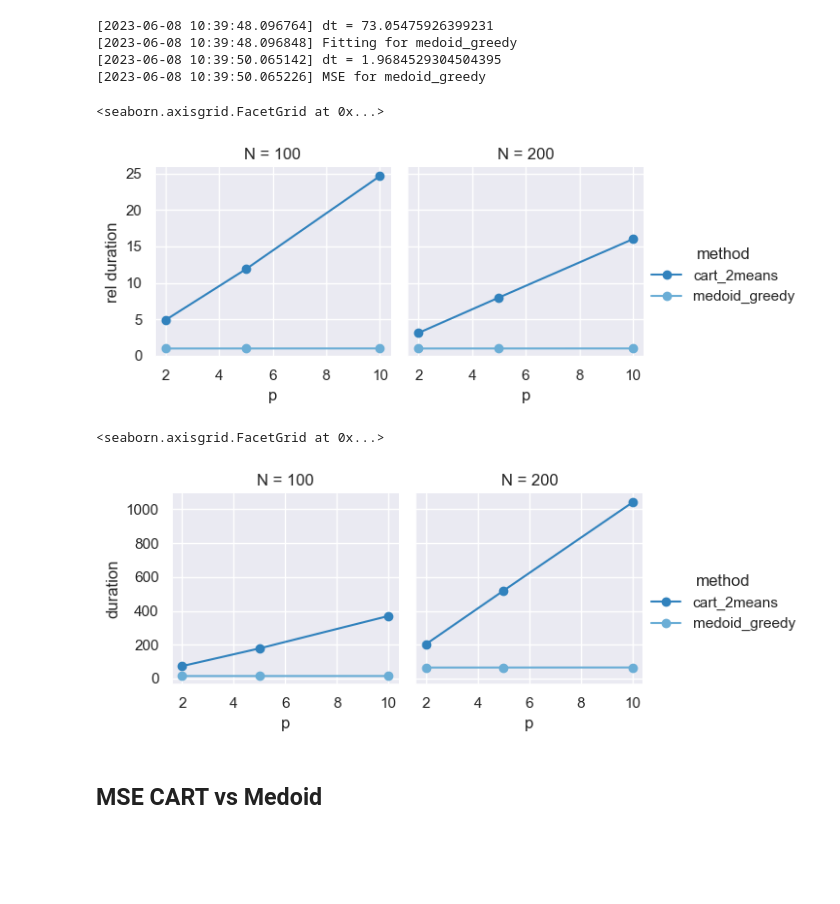
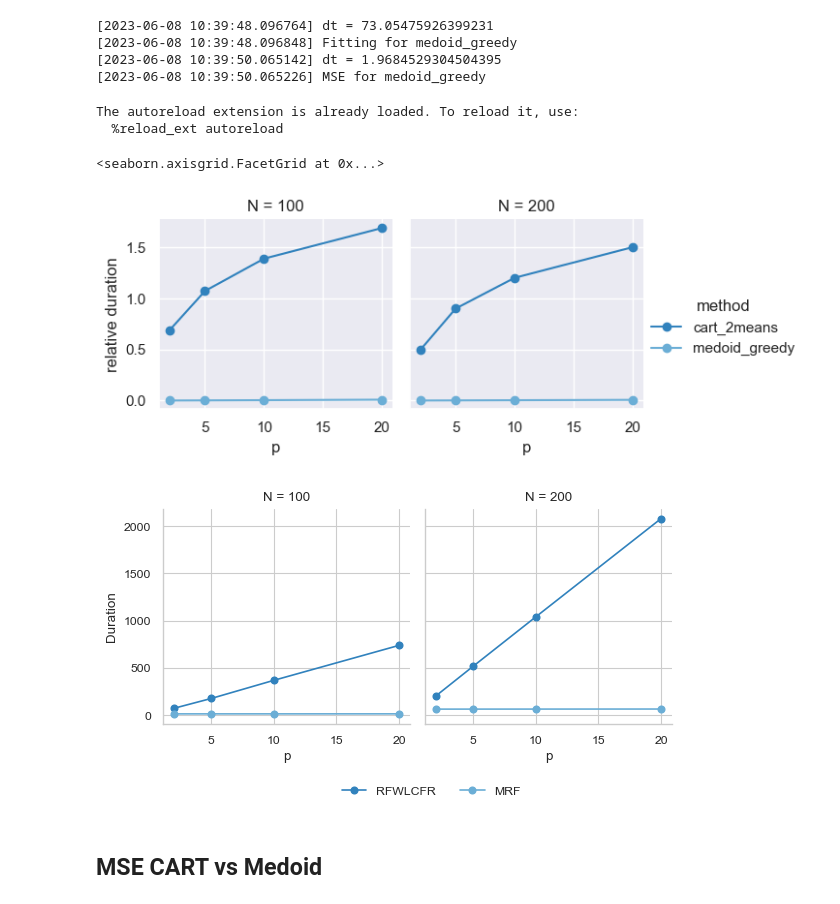
Before and after one commit to matthieubulte/pyfrechet, a Jupyter notebook: benchmark/phase.ipynb, the cells around one changed output. Cells and saved outputs as stored; diff of their text form; code cells hidden in the pictures; blank space fills up the shorter version.

```diff
--- a/benchmark/phase.ipynb
+++ b/benchmark/phase.ipynb
@@ -17,3 +17,42 @@ for p in [2,5,10,20,100,1000]:
 plt.legend();
 # %% [output]
 [figure]
+# %%
+import pandas as pd
+import numpy as np
+from scipy import stats
+import matplotlib.pyplot as plt
+import seaborn as sns
+
+sns.set_theme()
+sns.set_style("white")
+sns.set_context("paper")
+
+np.random.seed(44)
+
+N = 10000
+p = 10
+alpha = np.random.randn()
+beta = np.random.randn(p)
+
+t = np.linspace(0,1,1000)
+def m(x):
+    eta = 2*(x-0.5).dot(beta)/np.sqrt(p) + alpha
+    k = 4
+    a = 3 * stats.logistic.cdf(eta) - 1.5
+    gam_t = (np.exp(k*(a * t)) - 1) / (np.exp(k*a) - 1)
+    return (1 - np.power(gam_t - 0.5, 2)) * np.sin(np.pi * 9 * gam_t)
+
+df=pd.DataFrame(data=np.c_[
+    np.r_[np.repeat([0],1000), np.repeat([1],1000), np.repeat([2],1000), np.repeat([3],1000)].astype(int),
+    np.r_[t,t,t,t],
+    np.r_[m(np.random.randn(p)), m(np.random.randn(p)), m(np.random.randn(p)), m(np.random.randn(p))]
+], columns=['plot', 'x','y'])
+
+# grid = sns.FacetGrid(df, col="plot", col_wrap=2)
+# grid.map(plt.plot, "x", 'y', color='black', alpha=0.5)
+# grid.set_titles(row_template = '{row_name}', col_template = '')
+
+
+
+plt.savefig('sample_phase.pdf')
@@ -153,8 +194,10 @@ with open(OUT_FILE, 'r') as f:
 df = pd.DataFrame(results, columns=['method', 'N', 'p', 'duration', 'dist_duration', 'err'])
 df['group'] ='p=' + df['p'].astype(str) +  ', N=' + df['N'].astype(str)
 df['fitting_duration'] = df['duration'] - df['dist_duration']
-df = df[df.p.isin([2,5,10]) & (df.N != 400)]
 # sns.boxplot(df, y='duration', x='method')
+# %% [output]
+The autoreload extension is already loaded. To reload it, use:
+  %reload_ext autoreload
 # %%
 from plot_bench import *
 sns.set_theme()
@@ -163,16 +206,16 @@ forest_df = make_forest_df(df, Ns=[100,200])
 plot_forest_df(forest_df, ref_method='medoid_greedy')
 # %% [output]
 <seaborn.axisgrid.FacetGrid at 0x...>
-[figure, old version]
+[figure, new version]
 # %%
 from plot_bench import *
 sns.set_theme()
-
+sns.set_style("white")
 forest_df = make_forest_df(df, Ns=[100,200])
 plot_forest_df(forest_df)
+plt.savefig("./runtime_phase.pdf")
 # %% [output]
-<seaborn.axisgrid.FacetGrid at 0x...>
-[figure, old version]
+[figure, new version]
 # %% [markdown]
 ## MSE CART vs Medoid
 # %%
```
Also changed, not shown: parts of 3 cells of this notebook, 14 other files.
